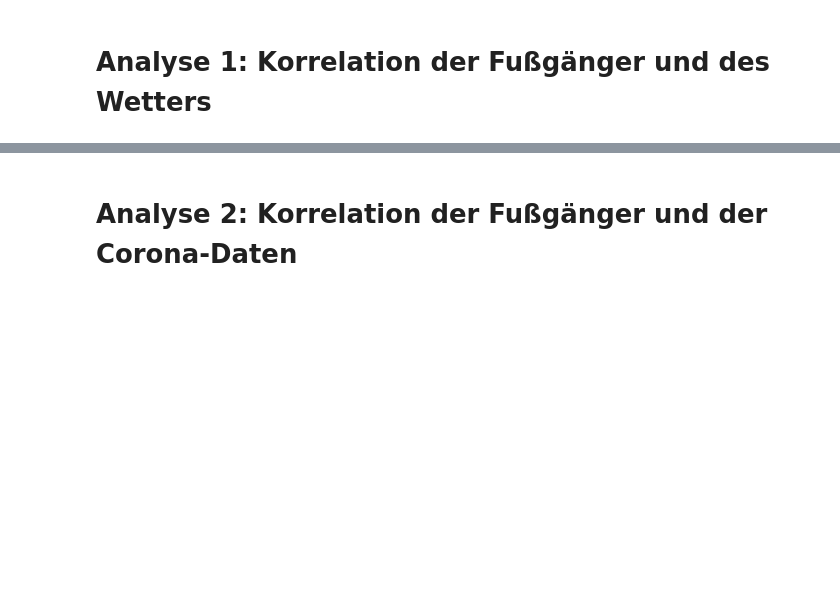
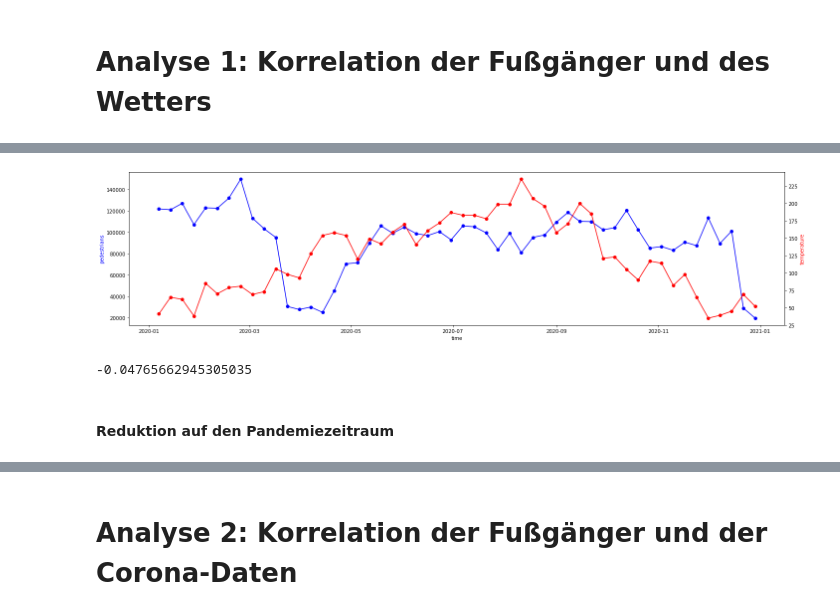
Before and after one commit to insabelter/Big_Data_Project, a Jupyter notebook: Python Notebooks/Analyse und Visualisierung.ipynb, the cells around one changed output, grey strips where cells are left out. Cells and saved outputs as stored; diff of their text form; code cells hidden in the pictures; blank space fills up the shorter version.

```diff
--- a/Python Notebooks/Analyse und Visualisierung.ipynb
+++ b/Python Notebooks/Analyse und Visualisierung.ipynb
@@ -32,0 +94,19 @@ Vergleicht man stattdessen zufällige Listen, dann gehen die Korrelationswerte g
+# %%
+def count_date_to_temp():
+    dic={}
+
+    last_temp = 0
+    for row in pedestrians.aggregate(
+        [{
+        "$match": {"location": "Planken (Ost), Mannheim"}
+        }]):
+        if row['time of measurement'] != 'time of me':
+            date = dt.datetime.strptime(row['time of measurement'], '%Y-%m-%d').date()
+            temp = row['temperature in celsius']
+            if temp != '':
+                dic[date] = [int(row['pedestrians count']),int(temp)]
+                last_temp = int(temp)
+            else:
+                dic[date] = [int(row['pedestrians count']),last_temp]
+    return dic
+count_date_to_temp()
@@ -32,0 +240,22 @@ Vergleicht man stattdessen zufällige Listen, dann gehen die Korrelationswerte g
+# %%
+import matplotlib.pyplot as plt
+
+def plottimeframe_weather(date_to_temp_dic):
+    x = list(date_to_temp_dic.keys())
+
+    y1 = list([p for p,t in date_to_temp_dic.values()])
+    y2 = list([t for p,t in date_to_temp_dic.values()])
+
+    fig, ax1 = plt.subplots(figsize=(20, 5))
+
+    ax1.set_xlabel('time')
+    ax1.set_ylabel('pedestrians', color='b')
+    ax1.plot_date(x, y1, linestyle='-', color='b')
+
+    ax2 = ax1.twinx()  # instantiate a second axes that shares the same x-axis
+
+    ax2.set_ylabel('temperature', color='r')
+    ax2.plot_date(x, y2, linestyle='-', color='r')
+
+    fig.tight_layout()  # otherwise the right y-label is slightly clipped
+    plt.show()
@@ -32,0 +264,12 @@ Vergleicht man stattdessen zufällige Listen, dann gehen die Korrelationswerte g
+# %%
+weekly_date_to_temp = per_week(count_date_to_temp())
+# %%
+plottimeframe_weather(weekly_date_to_temp)
+# %% [output]
+[figure, added]
+# %%
+correlation(weekly_date_to_temp)
+# %% [output]
+-0.04765662945305035
+# %% [markdown]
+#### Reduktion auf den Pandemiezeitraum
```
Also changed, not shown: parts of 38 cells of this notebook, 1 other file.
